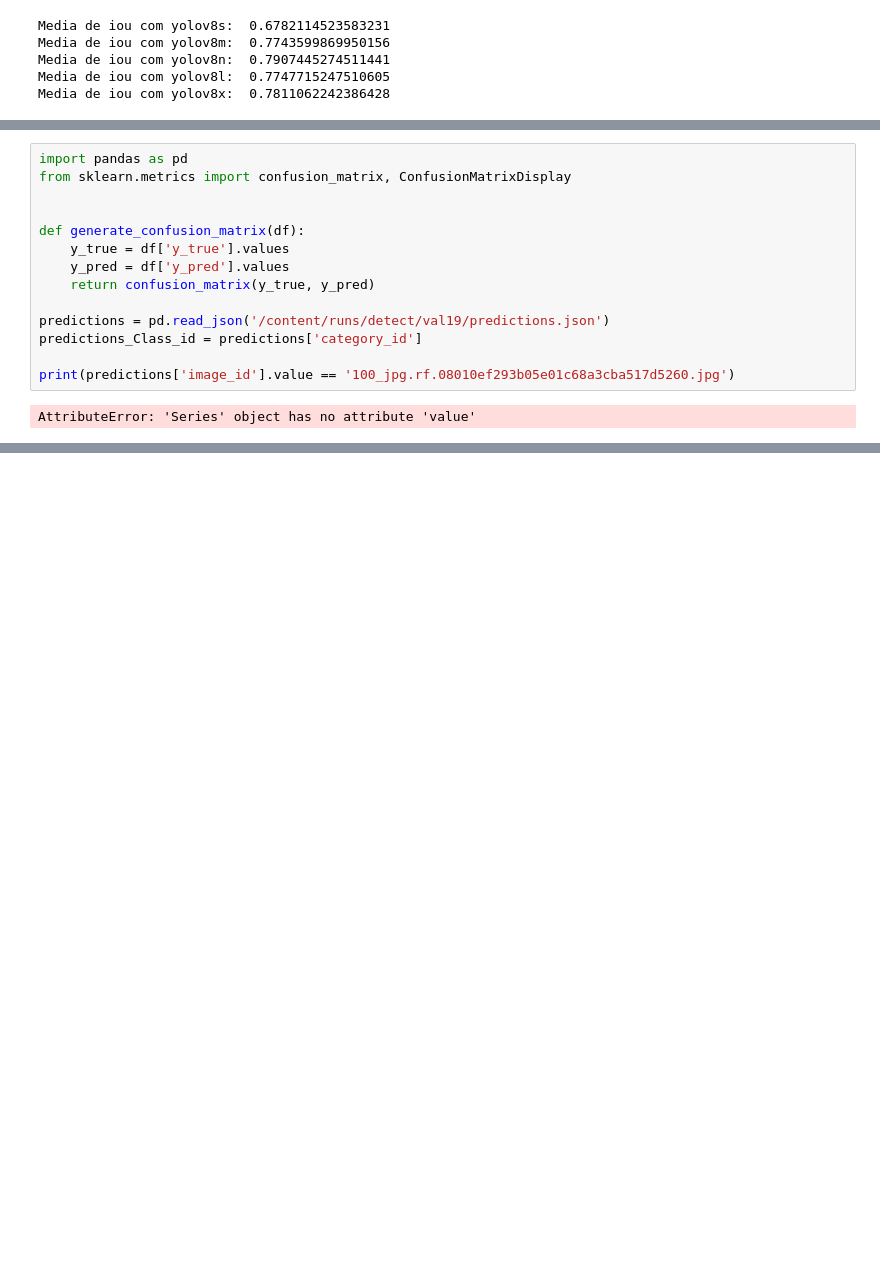
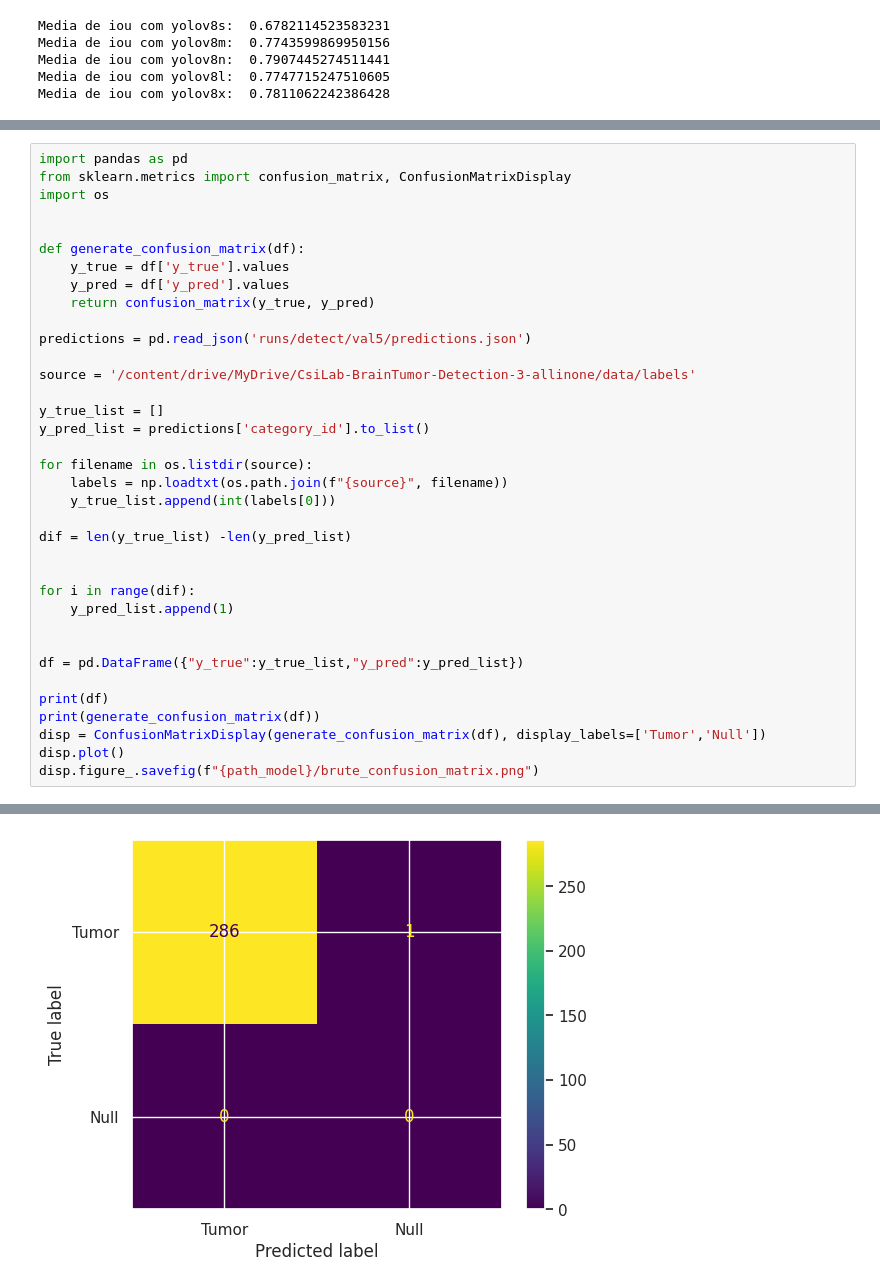
Before and after one commit to MateusuMelo/YOLO8-Version-Tumor, a Jupyter notebook: Iou_Calculo.ipynb, the cells around one changed output, grey strips where cells are left out. Saved outputs shown, nothing was run; the diff lists cells and outputs as text; blank space fills up the shorter version.

Commit message:
Gerando confusionMatrix bruta (nao normalizada)

```diff
--- a/Iou_Calculo.ipynb
+++ b/Iou_Calculo.ipynb
@@ -257,16 +258,37 @@ Saving runs/detect/val19/predictions.json...
-# %%
-import pandas as pd
-from sklearn.metrics import confusion_matrix, ConfusionMatrixDisplay
-
-
-def generate_confusion_matrix(df):
-    y_true = df['y_true'].values
-    y_pred = df['y_pred'].values
-    return confusion_matrix(y_true, y_pred)
-
-predictions = pd.read_json('/content/runs/detect/val19/predictions.json')
-predictions_Class_id = predictions['category_id']
-
-print(predictions['image_id'].value == '100_jpg.rf.08010ef293b05e01c68a3cba517d5260.jpg')
-# %% [output]
-AttributeError: 'Series' object has no attribute 'value'
+# %%
+import pandas as pd
+from sklearn.metrics import confusion_matrix, ConfusionMatrixDisplay
+import os
+
+
+def generate_confusion_matrix(df):
+    y_true = df['y_true'].values
+    y_pred = df['y_pred'].values
+    return confusion_matrix(y_true, y_pred)
+
+predictions = pd.read_json('runs/detect/val5/predictions.json')
+
+source = '/content/drive/MyDrive/CsiLab-BrainTumor-Detection-3-allinone/data/labels'
+
+y_true_list = []
+y_pred_list = predictions['category_id'].to_list()
+
+for filename in os.listdir(source):
+    labels = np.loadtxt(os.path.join(f"{source}", filename))
+    y_true_list.append(int(labels[0]))
+
+dif = len(y_true_list) -len(y_pred_list)
+
+
+for i in range(dif):
+    y_pred_list.append(1)
+
+
+df = pd.DataFrame({"y_true":y_true_list,"y_pred":y_pred_list})
+
+print(df)
+print(generate_confusion_matrix(df))
+disp = ConfusionMatrixDisplay(generate_confusion_matrix(df), display_labels=['Tumor','Null'])
+disp.plot()
+disp.figure_.savefig(f"{path_model}/brute_confusion_matrix.png")
+# %% [output]
@@ -272,0 +311 @@ AttributeError: 'Series' object has no attribute 'value'
+[figure, added]
```
Also changed, not shown: parts of 2 cells of this notebook.
